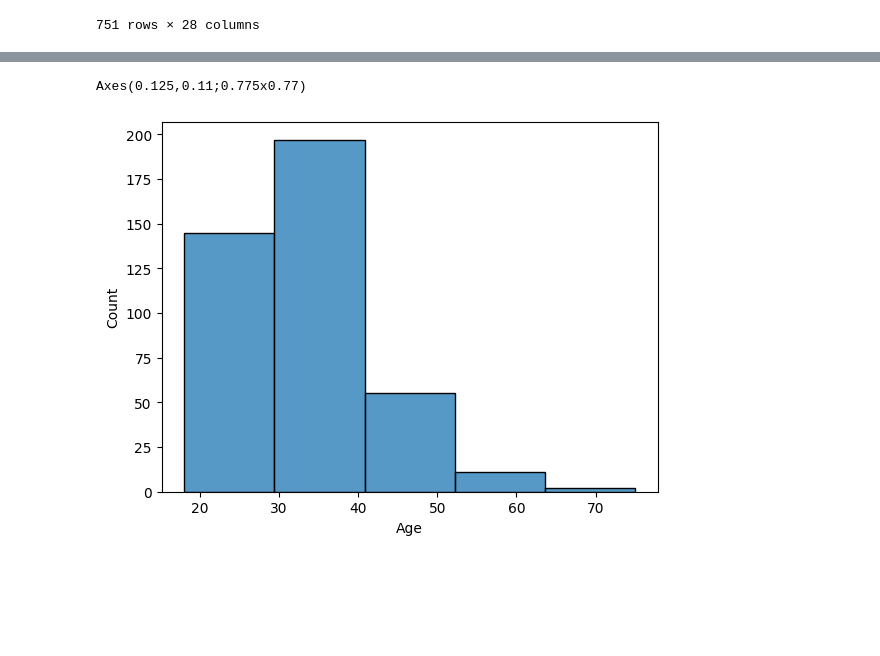
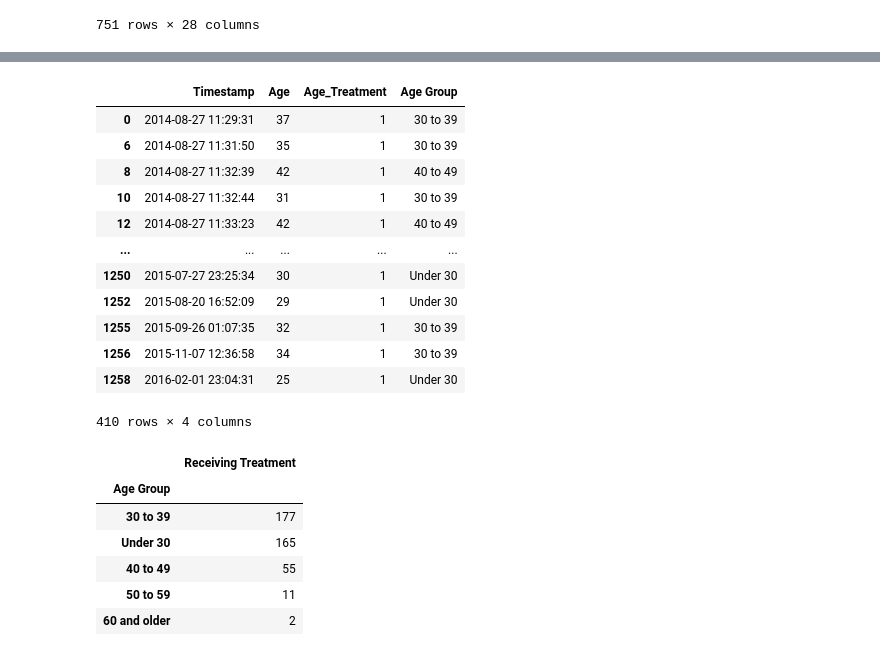
Before and after one commit to rollernathan/Mental_Health_Team_2, a Jupyter notebook: nroller/Mental_Health_Data.ipynb, the cells around one changed output, grey strips where cells are left out. Drawn from its saved outputs; the diff is of its cells as text; code cells hidden in the pictures; blank space fills up the shorter version.

```diff
--- a/nroller/Mental_Health_Data.ipynb
+++ b/nroller/Mental_Health_Data.ipynb
@@ -255,6 +251,38 @@ Axes(0.125,0.11;0.775x0.77)
-# %%
-ages_treatment = sns.histplot(data=treatment_only_df, x='Age', bins=5)
-print(ages_treatment)
-# %% [output]
-Axes(0.125,0.11;0.775x0.77)
-[figure, removed]
+# %%
+# Establish the bins.
+age_bins = [20, 30, 40, 50, 60, 70]
+labels = ["Under 30", "30 to 39", "40 to 49", "50 to 59", "60 and older"]
+
+# Categorize each person receiving treatment by age group
+treatment_only_df = treatment_only_df.copy()
+treatment_only_df["Age Group"] = pd.cut(treatment_only_df["Age"], bins=age_bins, labels=labels, include_lowest=True)
+treatment_only_df
+# %% [output]
+|  | Timestamp | Age | Age_Treatment | Age Group |
+| 0 | 2014-08-27 11:29:31 | 37 | 1 | 30 to 39 |
+| 6 | 2014-08-27 11:31:50 | 35 | 1 | 30 to 39 |
+| 8 | 2014-08-27 11:32:39 | 42 | 1 | 40 to 49 |
+| 10 | 2014-08-27 11:32:44 | 31 | 1 | 30 to 39 |
+| 12 | 2014-08-27 11:33:23 | 42 | 1 | 40 to 49 |
+| ... | ... | ... | ... | ... |
+| 1250 | 2015-07-27 23:25:34 | 30 | 1 | Under 30 |
+| 1252 | 2015-08-20 16:52:09 | 29 | 1 | Under 30 |
+| 1255 | 2015-09-26 01:07:35 | 32 | 1 | 30 to 39 |
+| 1256 | 2015-11-07 12:36:58 | 34 | 1 | 30 to 39 |
+| 1258 | 2016-02-01 23:04:31 | 25 | 1 | Under 30 |
+410 rows × 4 columns
+# %%
+# Create Dataframe with Age Group Counts for those receiving Treatment
+treat_age_groups = treatment_only_df['Age Group'].value_counts()
+treat_age_groups
+age_groups_df = pd.DataFrame(treat_age_groups)
+age_groups_df = age_groups_df.rename(columns={'count': 'Receiving Treatment'})
+age_groups_df
+# %% [output]
+|  | Receiving Treatment |
+| Age Group |  |
+| 30 to 39 | 177 |
+| Under 30 | 165 |
+| 40 to 49 | 55 |
+| 50 to 59 | 11 |
+| 60 and older | 2 |
```
Also changed, not shown: parts of 11 cells of this notebook, 3 other files.
